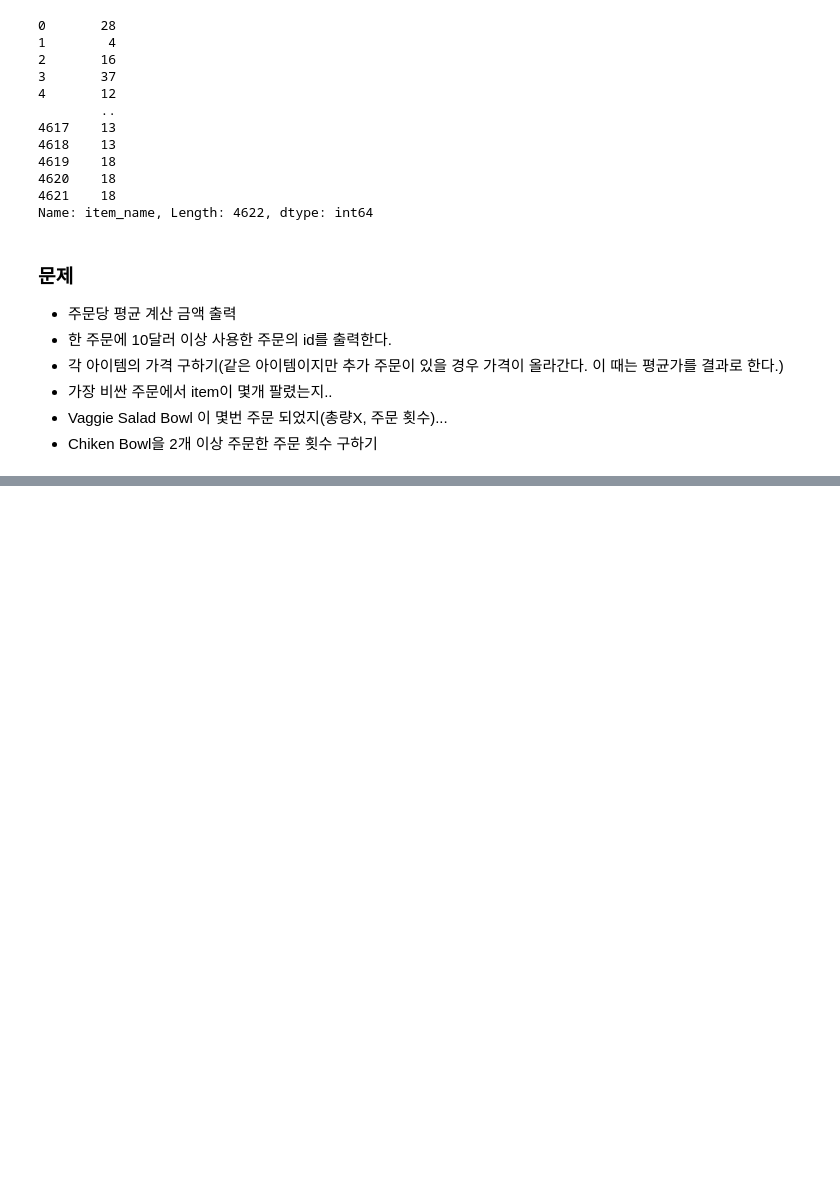
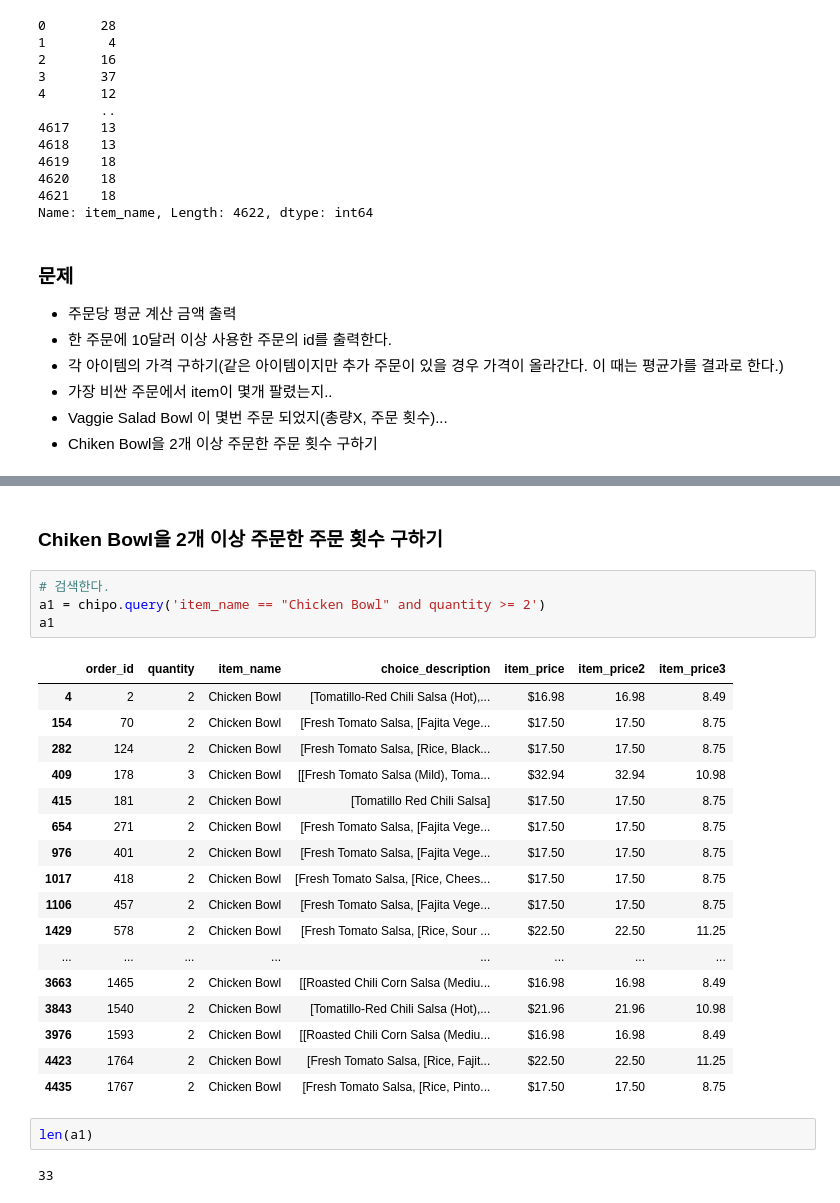
Before and after one commit to amyhyolee/ai-workspace, a Jupyter notebook: 03_데이터분석실습/09_Chipotle 주문 데이터 분석.ipynb, the cells around one changed output, grey strips where cells are left out. Cells and saved outputs as stored; diff of their text form; blank space fills up the shorter version.

```diff
--- a/03_데이터분석실습/09_Chipotle 주문 데이터 분석.ipynb
+++ b/03_데이터분석실습/09_Chipotle 주문 데이터 분석.ipynb
@@ -298,0 +581,28 @@ Name: item_name, Length: 4622, dtype: int64
+# %% [markdown]
+### Chiken Bowl을 2개 이상 주문한 주문 횟수 구하기
+# %%
+# 검색한다.
+a1 = chipo.query('item_name == "Chicken Bowl" and quantity >= 2')
+a1
+# %% [output]
+|  | order_id | quantity | item_name | choice_description | item_price | item_price2 | item_price3 |
+| 4 | 2 | 2 | Chicken Bowl | [Tomatillo-Red Chili Salsa (Hot),... | $16.98 | 16.98 | 8.49 |
+| 154 | 70 | 2 | Chicken Bowl | [Fresh Tomato Salsa, [Fajita Vege... | $17.50 | 17.50 | 8.75 |
+| 282 | 124 | 2 | Chicken Bowl | [Fresh Tomato Salsa, [Rice, Black... | $17.50 | 17.50 | 8.75 |
+| 409 | 178 | 3 | Chicken Bowl | [[Fresh Tomato Salsa (Mild), Toma... | $32.94 | 32.94 | 10.98 |
+| 415 | 181 | 2 | Chicken Bowl | [Tomatillo Red Chili Salsa] | $17.50 | 17.50 | 8.75 |
+| 654 | 271 | 2 | Chicken Bowl | [Fresh Tomato Salsa, [Fajita Vege... | $17.50 | 17.50 | 8.75 |
+| 976 | 401 | 2 | Chicken Bowl | [Fresh Tomato Salsa, [Fajita Vege... | $17.50 | 17.50 | 8.75 |
+| 1017 | 418 | 2 | Chicken Bowl | [Fresh Tomato Salsa, [Rice, Chees... | $17.50 | 17.50 | 8.75 |
+| 1106 | 457 | 2 | Chicken Bowl | [Fresh Tomato Salsa, [Fajita Vege... | $17.50 | 17.50 | 8.75 |
+| 1429 | 578 | 2 | Chicken Bowl | [Fresh Tomato Salsa, [Rice, Sour ... | $22.50 | 22.50 | 11.25 |
+| ... | ... | ... | ... | ... | ... | ... | ... |
+| 3663 | 1465 | 2 | Chicken Bowl | [[Roasted Chili Corn Salsa (Mediu... | $16.98 | 16.98 | 8.49 |
+| 3843 | 1540 | 2 | Chicken Bowl | [Tomatillo-Red Chili Salsa (Hot),... | $21.96 | 21.96 | 10.98 |
+| 3976 | 1593 | 2 | Chicken Bowl | [[Roasted Chili Corn Salsa (Mediu... | $16.98 | 16.98 | 8.49 |
+| 4423 | 1764 | 2 | Chicken Bowl | [Fresh Tomato Salsa, [Rice, Fajit... | $22.50 | 22.50 | 11.25 |
+| 4435 | 1767 | 2 | Chicken Bowl | [Fresh Tomato Salsa, [Rice, Pinto... | $17.50 | 17.50 | 8.75 |
+# %%
+len(a1)
+# %% [output]
+33
```
Also changed, not shown: parts of 26 cells of this notebook, 5 other files.
